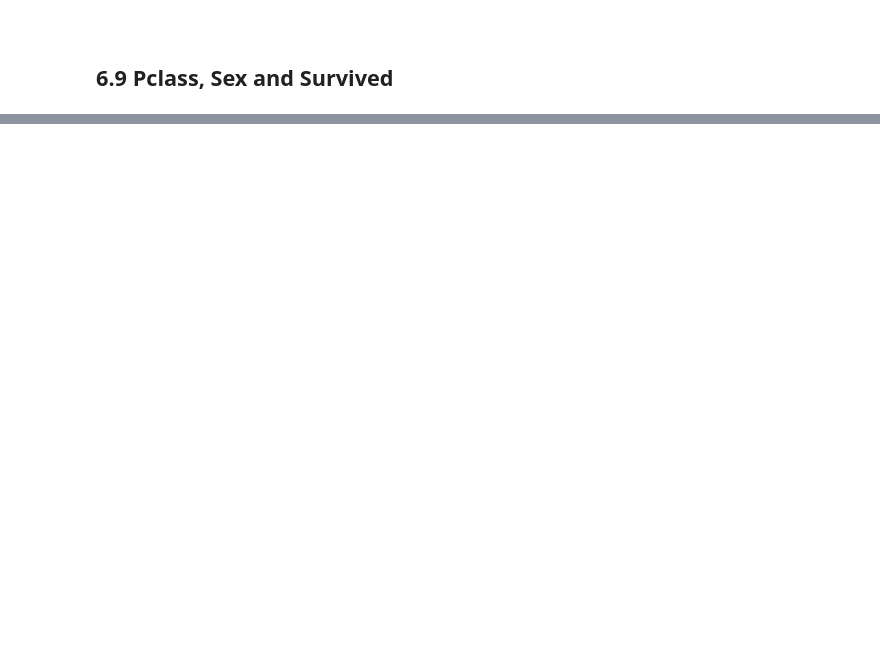
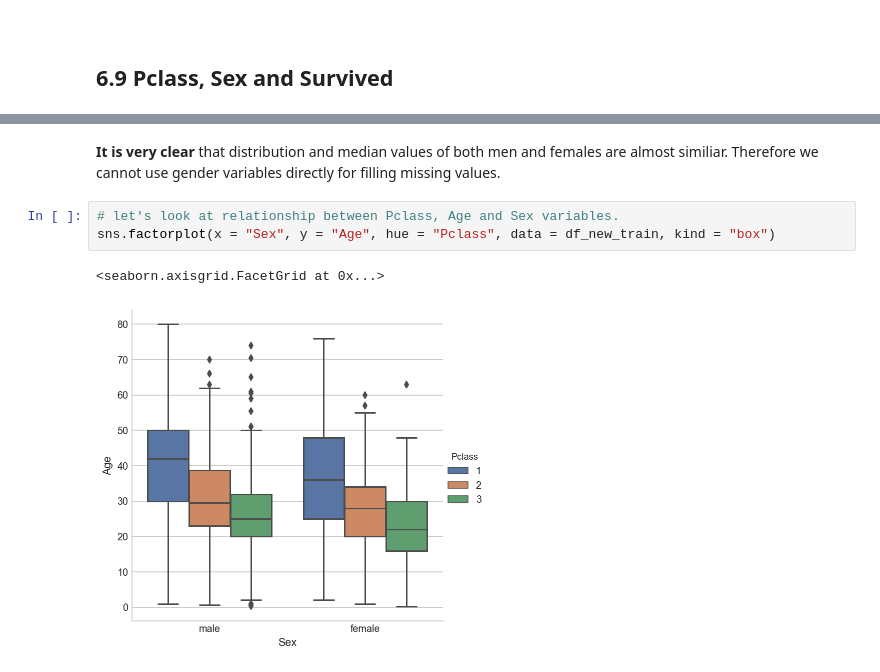
Before and after one commit to muhammet-cakmak/Ensembling_Project, a Jupyter notebook: Kaggle_titanic_set.ipynb, the cells around one changed output, grey strips where cells are left out. Drawn from its saved outputs; the diff is of its cells as text; blank space fills up the shorter version.

```diff
--- a/Kaggle_titanic_set.ipynb
+++ b/Kaggle_titanic_set.ipynb
@@ -624,0 +668,8 @@ plt.show()
+# %% [markdown]
+**It is very clear** that distribution and median values of both men and females are almost similiar. Therefore we cannot use gender variables directly for filling missing values.
+# %%
+# let's look at relationship between Pclass, Age and Sex variables.
+sns.factorplot(x = "Sex", y = "Age", hue = "Pclass", data = df_new_train, kind = "box")
+# %% [output]
+<seaborn.axisgrid.FacetGrid at 0x...>
+[figure, added]
```
Also changed, not shown: parts of 29 cells of this notebook.
